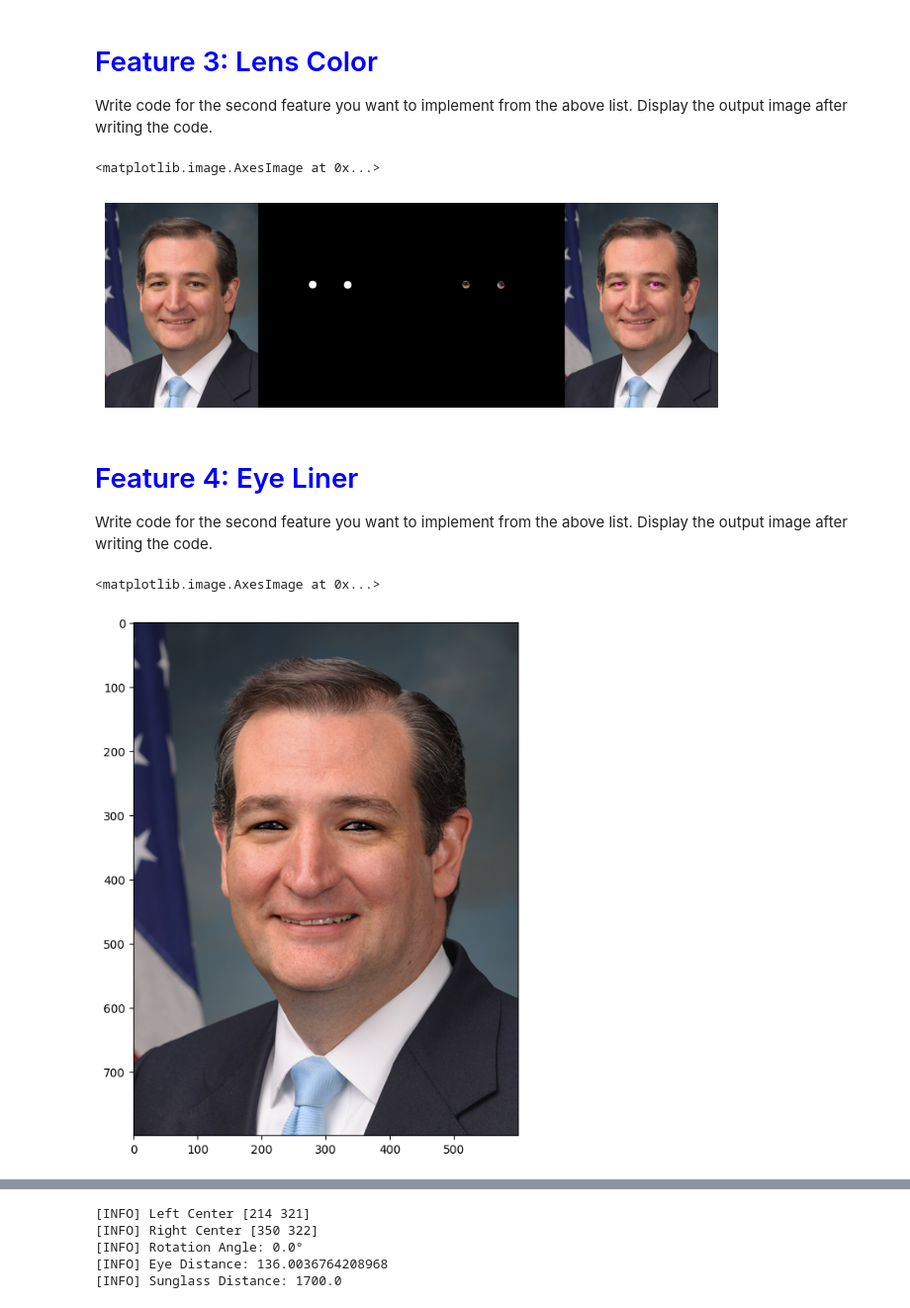
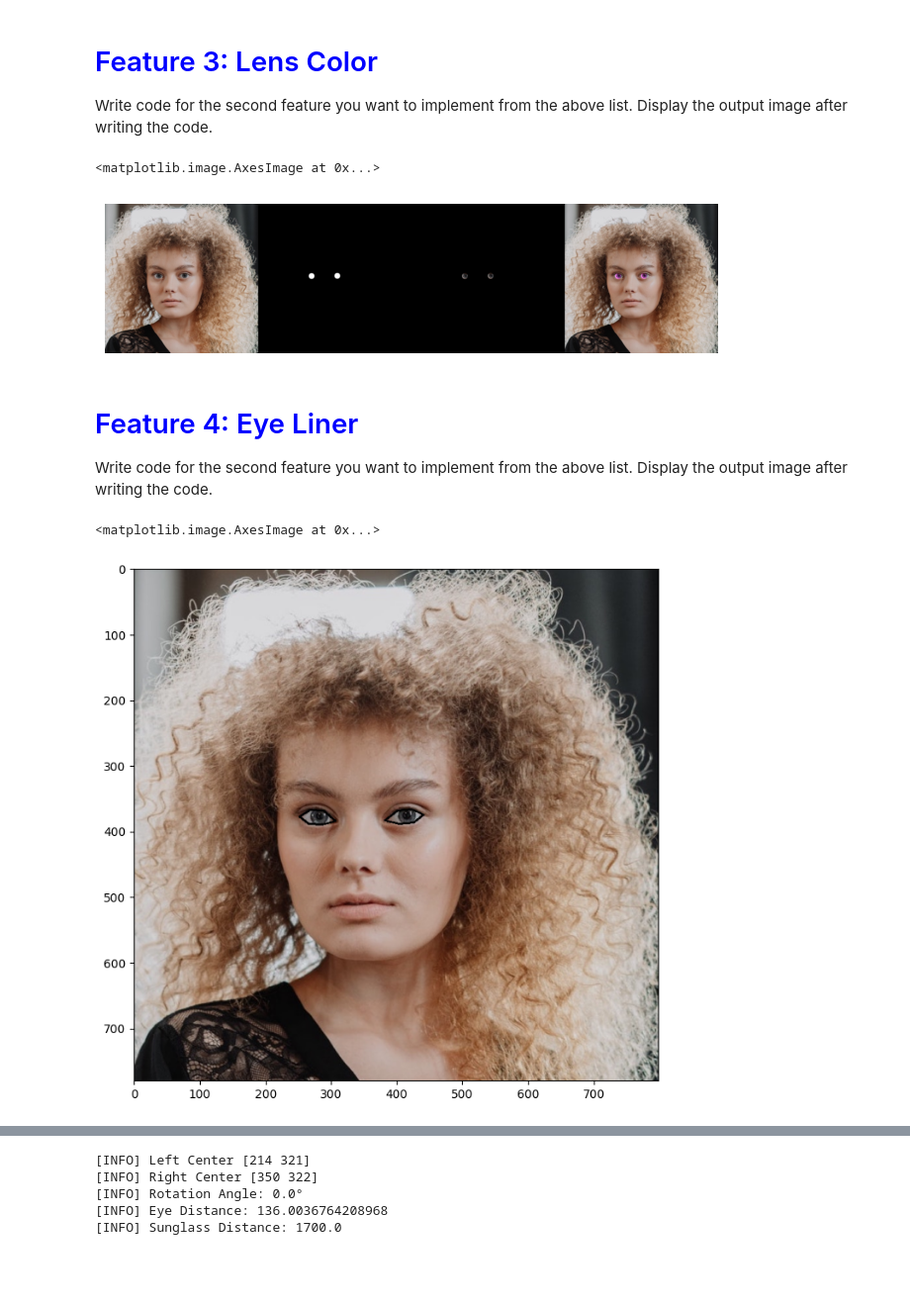
Before and after one commit to DastanIqbal/LearnOpenCV, a Jupyter notebook: src/OpenCV/dlap/project1-virtual-makeup/Virtual-Makeup.ipynb, the cells around one changed output, grey strips where cells are left out. Shown at 99% size. Saved outputs shown, nothing was run; the diff lists cells and outputs as text; code cells hidden in the pictures; blank space fills up the shorter version.

```diff
--- a/src/OpenCV/dlap/project1-virtual-makeup/Virtual-Makeup.ipynb
+++ b/src/OpenCV/dlap/project1-virtual-makeup/Virtual-Makeup.ipynb
@@ -62,7 +62,7 @@ We load the image and convert it to RGB format so that it can be used by Dlib an
 
 ### <font color="red">You can also use any other image.</font>
 # %%
-im = cv2.imread(DATA_PATH+"images/ted_cruz.jpg")
+im = cv2.imread(DATA_PATH+"images/girl-no-makeup.jpg")
 
 imDlib = cv2.cvtColor(im,cv2.COLOR_BGR2RGB)
 # plt.imshow(imDlib)
@@ -263,7 +269,7 @@ plt.axis("off")
 plt.imshow(stack)
 # %% [output]
 <matplotlib.image.AxesImage at 0x...>
-[figure, old version]
+[figure, new version]
 # %%
 
 imEyeContour = imDlib.copy()
@@ -299,8 +305,8 @@ stack = np.hstack((imEyeContour, mask, imEye,imColor))
 Write code for the second feature you want to implement from the above list. Display the output image after writing the code.
 # %%
 im_eyeliner = imDlib.copy()
-left_eye =  np.array(points[36:40])
-right_eye = np.array(points[42:46])
+left_eye =  np.array(points[36:42])
+right_eye = np.array(points[42:48])
 
 
 color = (0,0,0)
@@ -328,34 +334,34 @@ plt.imshow(im_eyeliner)
 #         return np.array([x_smooth, y_smooth]).T
 #     except Exception as e:
 #         print(f"An error occurred during smoothing: {e}")
 #         return None
 
 # def draw_eyeliner(img, side="left", color=(0, 0, 0), thickness=2):
 #     """Draws eyeliner on the specified eye."""
 #     if side == "left":
 #         eye_points = points[36:42]  # Left eye landmarks (36-41)
 #     elif side == "right":
 #         eye_points = points[42:48]  # Right eye landmarks (42-47)
 #     else:
 #         return
 
 #     # Extract relevant points for the eyeliner (adjust indices as needed)
 #     eyeliner_points = np.array([eye_points[0], eye_points[1], eye_points[2], eye_points[3], eye_points[4], eye_points[5]])
 
 #     # Smooth the eyeliner curve
 #     smoothed_eyeliner = smooth_curve(eyeliner_points, smoothness=5)
 
 #     if smoothed_eyeliner is not None:
 #         smoothed_eyeliner = np.int32(smoothed_eyeliner).reshape((-1, 1, 2))
 #         cv2.polylines(img, [smoothed_eyeliner], True, color, thickness)
 
 # draw_eyeliner(im_eyeliner,  side="left", color=(0,0,0), thickness=2)  # Black eyeliner
 # draw_eyeliner(im_eyeliner,  side="right", color=(0,0,0), thickness=2) # Black eyeliner
 
 # plt.imshow(im_eyeliner)
 # %% [output]
 <matplotlib.image.AxesImage at 0x...>
-[figure, old version]
+[figure, new version]
 # %%
 imSunglass = cv2.imread(DATA_PATH+"images/sunglass.png", cv2.IMREAD_UNCHANGED)
 imSunglassCopy = imSunglass.copy()
```
Also changed, not shown: parts of 6 cells of this notebook, 1 other file.
